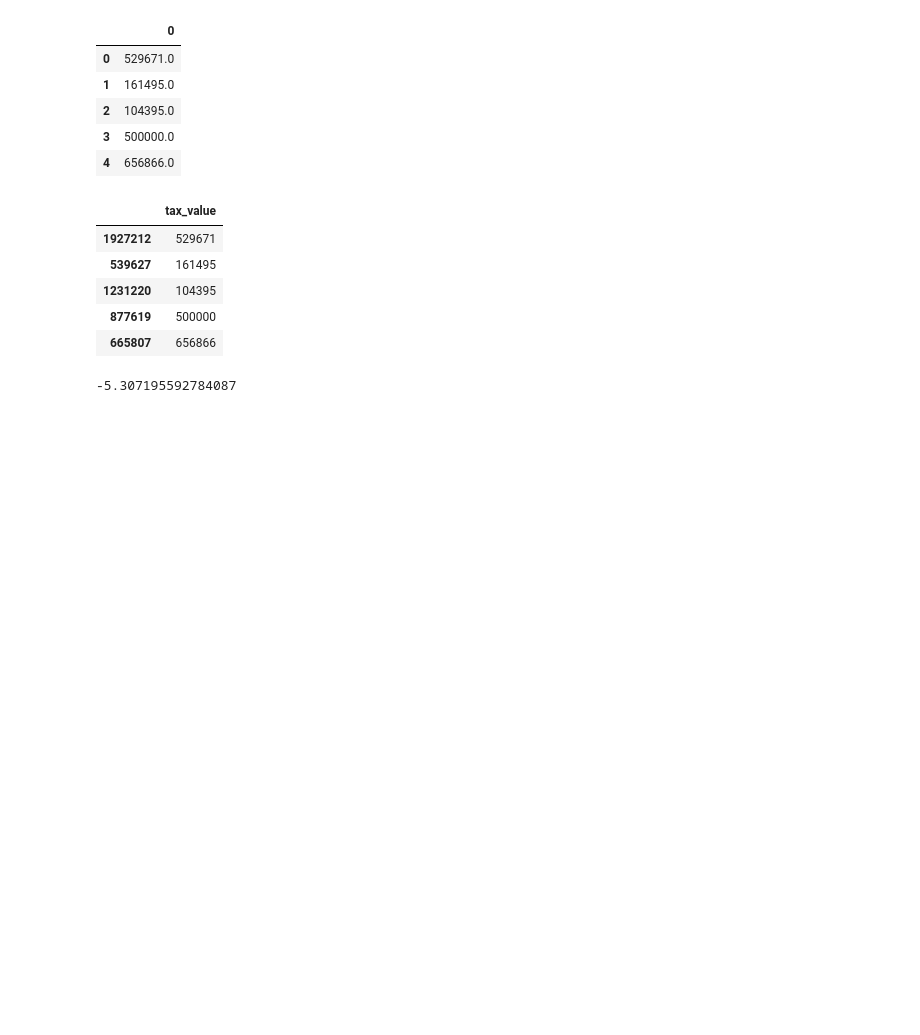
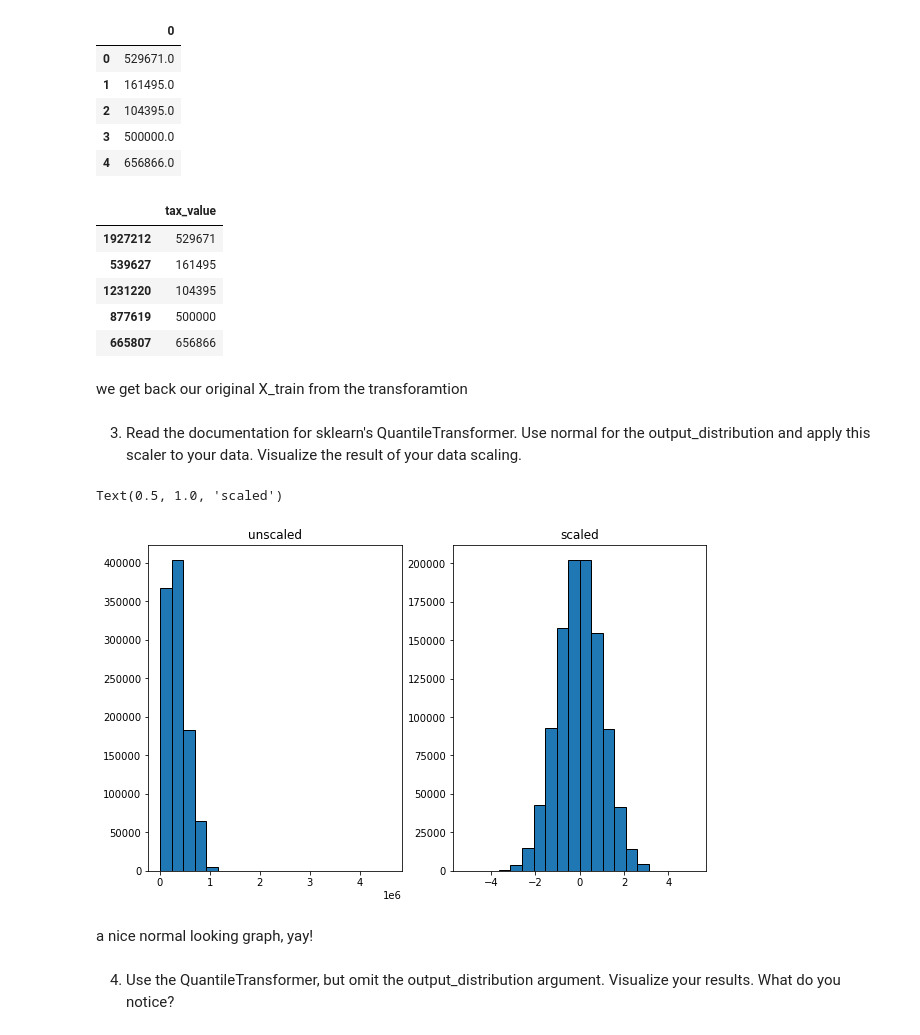
Before and after one commit to rajeshlamichhane04/regression-exercises, a Jupyter notebook: scaling.ipynb, the cells around one changed output. Drawn from its saved outputs; the diff is of its cells as text; code cells hidden in the pictures; blank space fills up the shorter version.

Commit message:
scaling exercises

```diff
--- a/scaling.ipynb
+++ b/scaling.ipynb
@@ -131,4 +129,24 @@ X_train[["tax_value"]].head()
-# %%
-subtract.mean()
-# %% [output]
--5.307195592784087
+# %% [markdown]
+we get back our original X_train from the transforamtion
+# %% [markdown]
+3. Read the documentation for sklearn's QuantileTransformer. Use normal for the output_distribution and apply this scaler to your data. Visualize the result of your data scaling.
+# %%
+#define quantine transformer and then fit/transform it
+scaler = QuantileTransformer(output_distribution='normal')
+X_train_scaled = scaler.fit_transform(X_train)
+# %%
+#visualize unscaled vs scaled
+plt.figure(figsize=(10, 6))
+plt.subplot(121)
+plt.hist(X_train, bins=20, ec ="black")
+plt.title('unscaled')
+plt.subplot(122)
+plt.hist(X_train_scaled, bins=20, ec ="black")
+plt.title('scaled')
+# %% [output]
+Text(0.5, 1.0, 'scaled')
+[figure, added]
+# %% [markdown]
+a nice normal looking graph, yay!
+# %% [markdown]
+4. Use the QuantileTransformer, but omit the output_distribution argument. Visualize your results. What do you notice?
```
Also changed, not shown: parts of 10 cells of this notebook.
